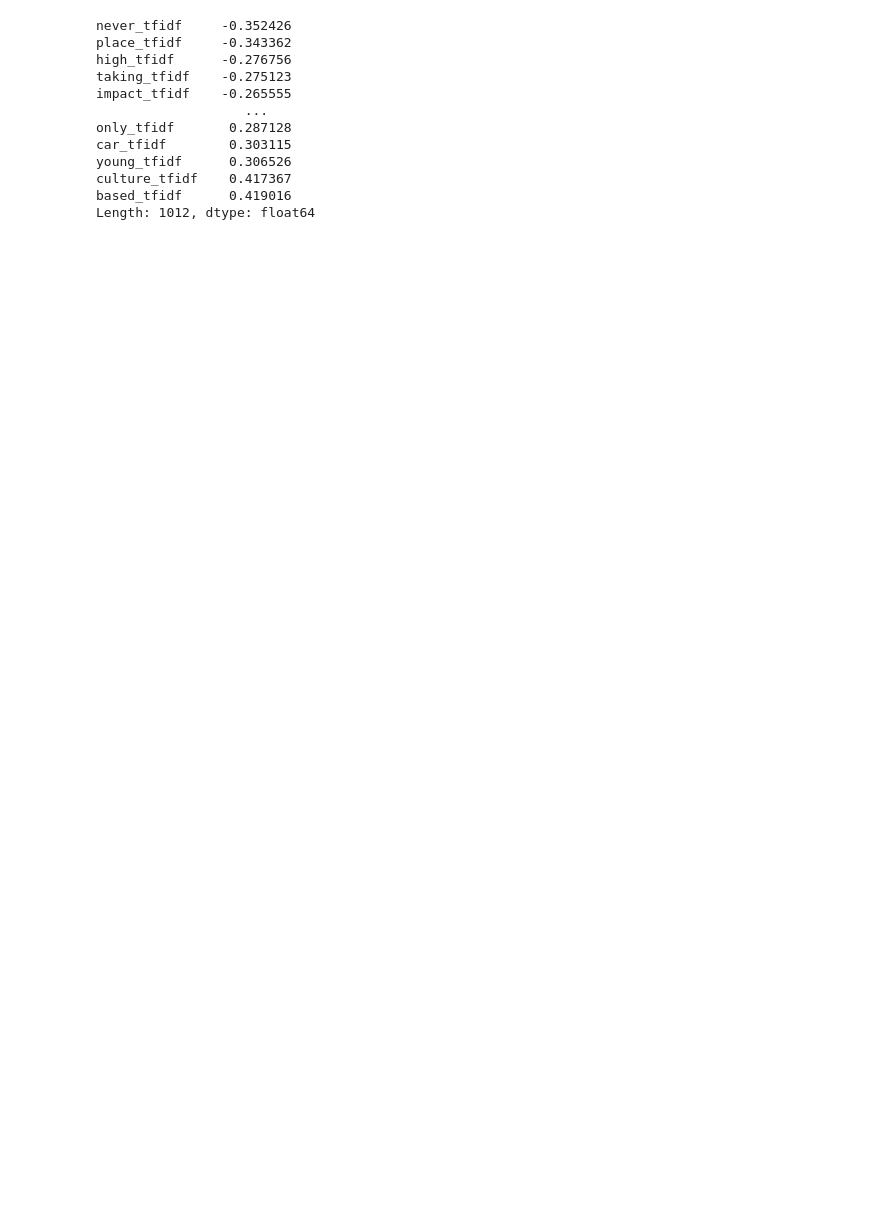
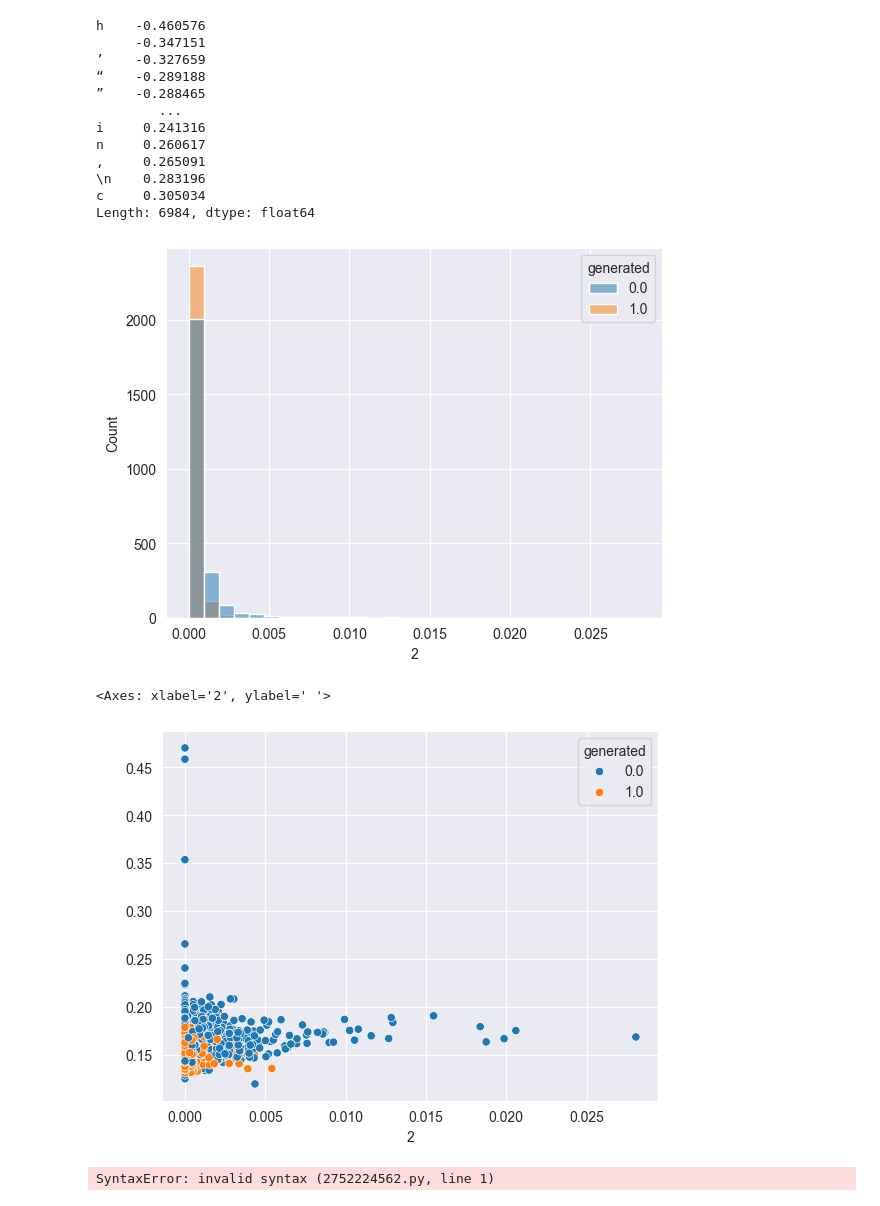
Before and after one commit to mishadyukarev/test___, a Jupyter notebook: ai_essay_prediction_misha/notebooks/feature_engineering.ipynb, the cells around one changed output. Cells and saved outputs as stored; diff of their text form; code cells hidden in the pictures; blank space fills up the shorter version.

```diff
--- a/ai_essay_prediction_misha/notebooks/feature_engineering.ipynb
+++ b/ai_essay_prediction_misha/notebooks/feature_engineering.ipynb
@@ -100,15 +173,15 @@ DivideMatrixIntoVector(column_divides='n_letters',
 # %%
-X.loc[:, 't':].corrwith(y).sort_values()
+X.iloc[:, 3:].corrwith(y).sort_values()
 # %% [output]
-never_tfidf     -0.352426
-place_tfidf     -0.343362
-high_tfidf      -0.276756
-taking_tfidf    -0.275123
-impact_tfidf    -0.265555
-                   ...
-only_tfidf       0.287128
-car_tfidf        0.303115
-young_tfidf      0.306526
-culture_tfidf    0.417367
-based_tfidf      0.419016
-Length: 1012, dtype: float64
+h    -0.460576
+     -0.347151
+’    -0.327659
+“    -0.289188
+”    -0.288465
+        ...
+i     0.241316
+n     0.260617
+,     0.265091
+\n    0.283196
+c     0.305034
+Length: 6984, dtype: float64
@@ -116,0 +188,15 @@ sns.histplot(x=X['the_tfidf'], hue=y, bins=30)
+# %%
+x_column = '2'
+y_column = ' '
+
+sns.histplot(data=X, x=x_column, hue=y, bins=30)
+plt.show()
+sns.scatterplot(data=X, x=x_column, y=y_column, hue=y)
+# %% [output]
+[figure, added]
+<Axes: xlabel='2', ylabel=' '>
+[figure, added]
+# %%
+|set.union(*l)
+# %% [output]
+SyntaxError: invalid syntax (2752224562.py, line 1)
```
Also changed, not shown: parts of 12 cells of this notebook, 6 other files.
